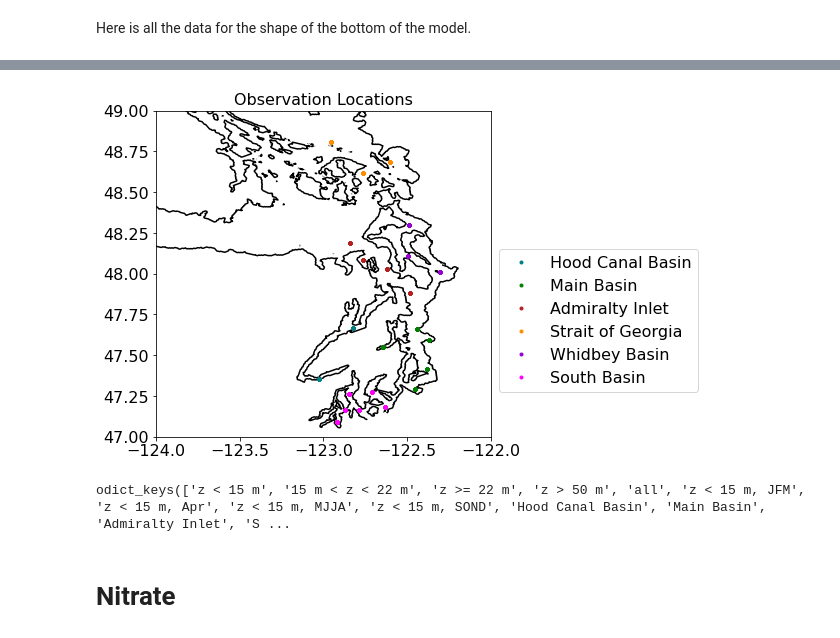
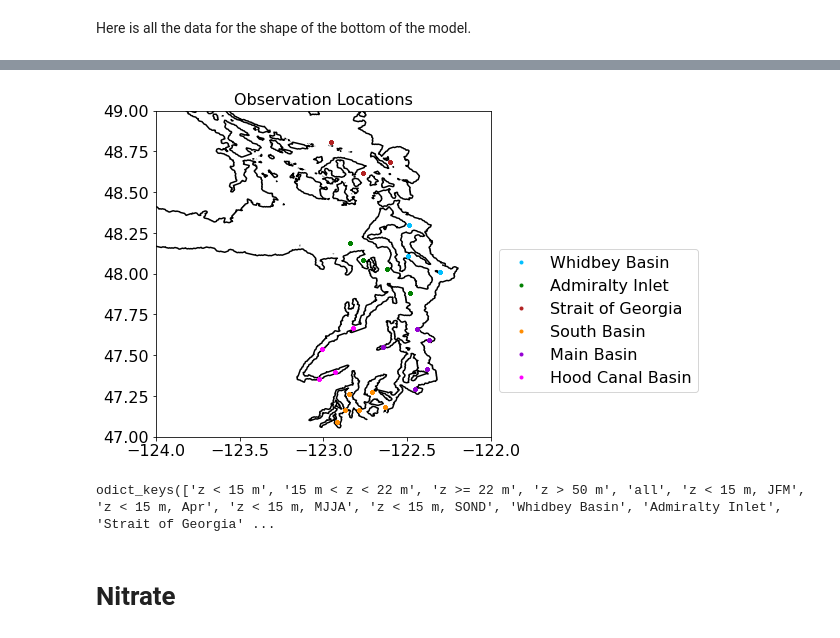
Before and after one commit to SalishSeaCast/analysis-keegan, a Jupyter notebook: notebooks/Examples/Puget_WADE_Example_2009.ipynb, the cells around one changed output, grey strips where cells are left out. Saved outputs shown, nothing was run; the diff lists cells and outputs as text; code cells hidden in the pictures.

```diff
--- a/notebooks/Examples/Puget_WADE_Example_2009.ipynb
+++ b/notebooks/Examples/Puget_WADE_Example_2009.ipynb
@@ -51,7 +51,7 @@ $( document ).ready(code_toggle);
 
 <form action="javascript:code_toggle()"><input type="submit" value="Click here to toggle on/off the raw code."></form>''')
 # %%
-year=2009
+year=2011
 PATH= '/results2/SalishSea/nowcast-green.201905/'
 datadir='/ocean/eolson/MEOPAR/obs/WADE/ptools_data/ecology'
 # %%
@@ -114,3 +115,11 @@ len(df1),len(dfBot), len(dfSta)
+# %%
+# where no time is provided, set time to midday Pacific time = ~ 20:00 UTC for now
+# (most sampling takes place during the day)
+# accurate times will be provided at a later date
+# the code below takes advantage of all elements in 'Date' having a time component
+# set to midnight
+df1['UTCDateTime']=[iiD if pd.isnull(iiU) else iiU \
+                    for iiU,iiD in zip(df1['UTCDateTime'],df1['Date'])]
 # %%
 # We require the following columns:
 #    dtUTC datetime
@@ -201,26 +210,26 @@ with nc.Dataset('/data/eolson/results/MEOPAR/NEMO-forcing-new/grid/bathymetry_20
 # %%
 fig, ax = plt.subplots(1,1,figsize = (6,6))
 with nc.Dataset('/data/vdo/MEOPAR/NEMO-forcing/grid/bathymetry_201702.nc') as grid: #you will get data from somewhere else.
-    viz_tools.plot_coastline(ax, grid, coords = 'map',isobath=.1)# cannot set isobath to zero.
-colors=('teal','green','firebrick','darkorange','darkviolet','fuchsia',
-        'royalblue','darkgoldenrod','mediumspringgreen','deepskyblue')
-datreg=dict()# This whole datreg thing does something I do not quite understand.
+    viz_tools.plot_coastline(ax, grid, coords = 'map',isobath=.1)# cannot set isobath to zero. I wonder what happens when set to grid.
+colors=('deepskyblue','green','firebrick','darkorange','darkviolet','fuchsia',
+        'royalblue','darkgoldenrod','mediumspringgreen','teal')
+datreg=dict()# This whole datreg thing does something I do not quite understand. I think it is just the data by region which is probably what it stands for.
 for ind, iregion in enumerate(data.Basin.unique()): #gives a list of unique values present in column So that each basin has its own color.
     datreg[iregion] = data.loc[data.Basin==iregion]
     ax.plot(datreg[iregion]['Lon'], datreg[iregion]['Lat'],'.',
             color = colors[ind], label=iregion)
 ax.set_ylim(47, 49)
-ax.legend(bbox_to_anchor=[1,.6,0,0])
+ax.legend(bbox_to_anchor=[1,.6,0,0]) #what is going on here???
 ax.set_xlim(-124, -122);
 ax.set_title('Observation Locations');
 
-iz=(data.Z<15)
+iz=(data.Z<15) #What was the point of all of this again?
 JFM=data.loc[iz&(data.dtUTC<=dt.datetime(year,4,1)),:]
-Apr=data.loc[iz&(data.dtUTC<=dt.datetime(year,5,1))&(data.dtUTC>dt.datetime(year,4,1)),:]
+Apr=data.loc[iz&(data.dtUTC<=dt.datetime(year,5,1))&(data.dtUTC>dt.datetime(year,4,1)),:] #why does april have its own section.
 MJJA=data.loc[iz&(data.dtUTC<=dt.datetime(year,9,1))&(data.dtUTC>dt.datetime(year,5,1)),:]
 SOND=data.loc[iz&(data.dtUTC>dt.datetime(year,9,1)),:]
 # %% [output]
-[figure, old version]
+[figure, new version]
 # %%
 def byDepth(ax,obsvar,modvar,lims):
     ps=et.varvarPlot(ax,data,obsvar,modvar,'Z',(15,22),'z','m',('mediumseagreen','darkturquoise','navy'))
@@ -299,7 +308,7 @@ for iregion in data.Basin.unique():
     statsubs[iregion]=datreg[iregion]
 statsubs.keys()
 # %% [output]
-odict_keys(['z < 15 m', '15 m < z < 22 m', 'z >= 22 m', 'z > 50 m', 'all', 'z < 15 m, JFM', 'z < 15 m, Apr', 'z < 15 m, MJJA', 'z < 15 m, SOND', 'Hood Canal Basin', 'Main Basin', 'Admiralty Inlet', 'S ...
+odict_keys(['z < 15 m', '15 m < z < 22 m', 'z >= 22 m', 'z > 50 m', 'all', 'z < 15 m, JFM', 'z < 15 m, Apr', 'z < 15 m, MJJA', 'z < 15 m, SOND', 'Whidbey Basin', 'Admiralty Inlet', 'Strait of Georgia' ...
 # %% [markdown]
 # Nitrate
 # %% [markdown]
```
Also changed, not shown: parts of 37 cells of this notebook, 1 other file.
